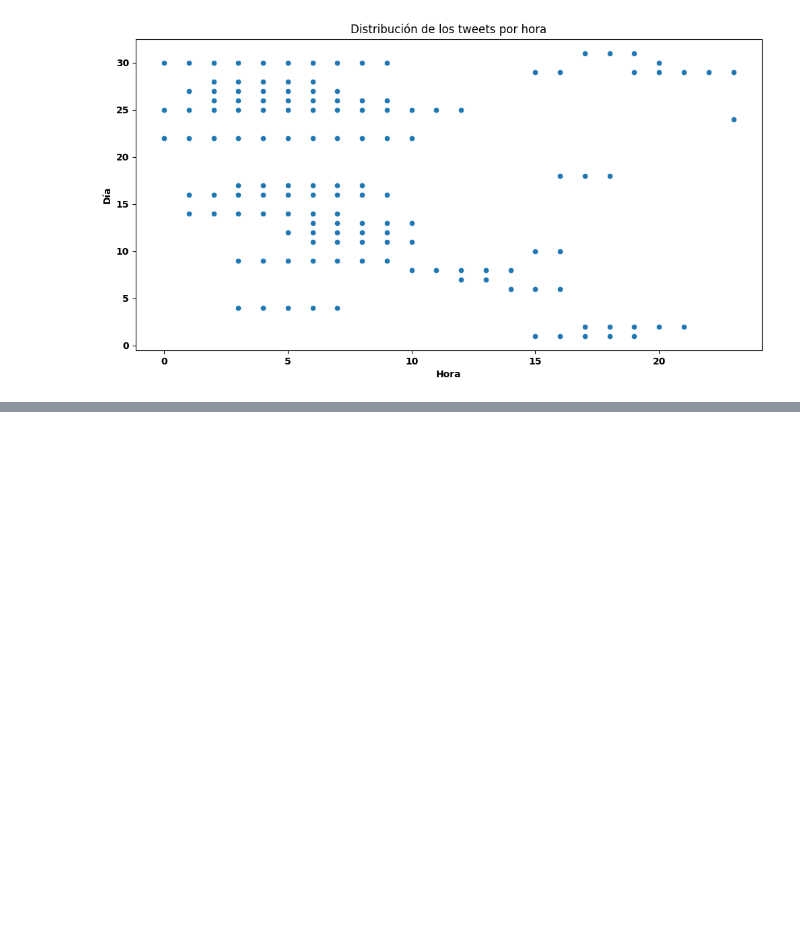
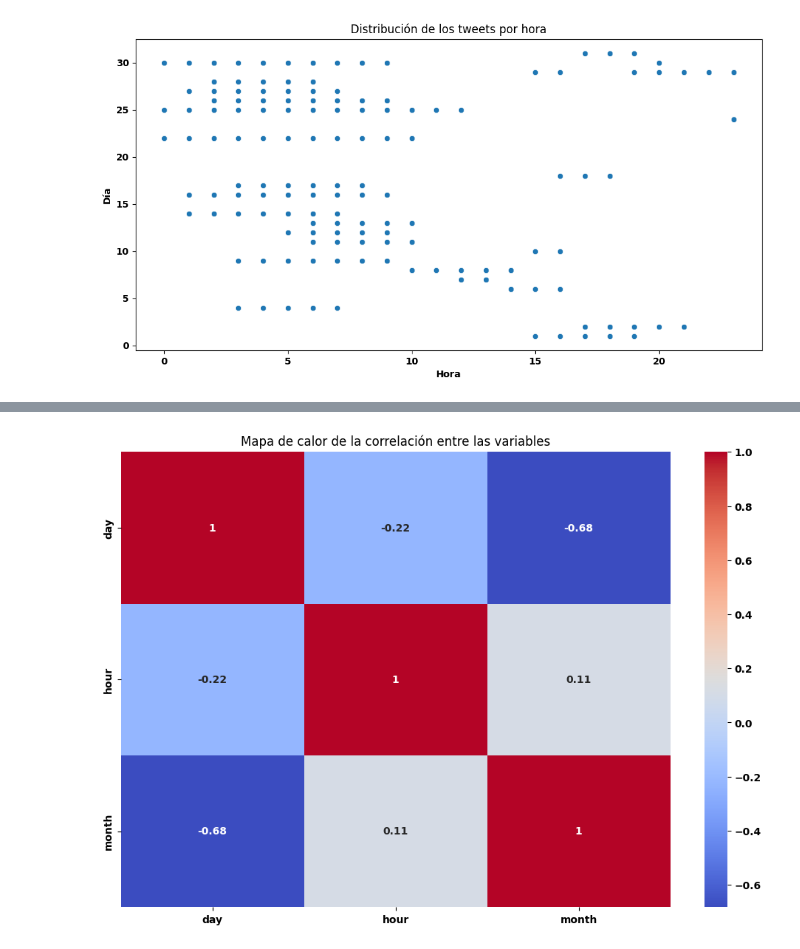
Before and after one commit to Enriquepardo/Dataset-Covid, a Jupyter notebook: DataSet_COVID.ipynb, the cells around one changed output, grey strips where cells are left out. Saved outputs shown, nothing was run; the diff lists cells and outputs as text; code cells hidden in the pictures; blank space fills up the shorter version.

```diff
--- a/DataSet_COVID.ipynb
+++ b/DataSet_COVID.ipynb
@@ -615,0 +616,10 @@ plt.show()
+# %%
+#  Hacemos una matriz de correlacion entre las variables dia, hora y mes para ver si hay alguna correlacion entre ellas
+corr = df_filt6[['day', 'hour', 'month']].corr()
+
+plt.figure(figsize=(12, 8))
+sns.heatmap(corr, annot=True, cmap='coolwarm')
+plt.title('Mapa de calor de la correlación entre las variables')
+plt.show()
+# %% [output]
+[figure, added]
```
Also changed, not shown: parts of 16 cells of this notebook, 1 other file.
